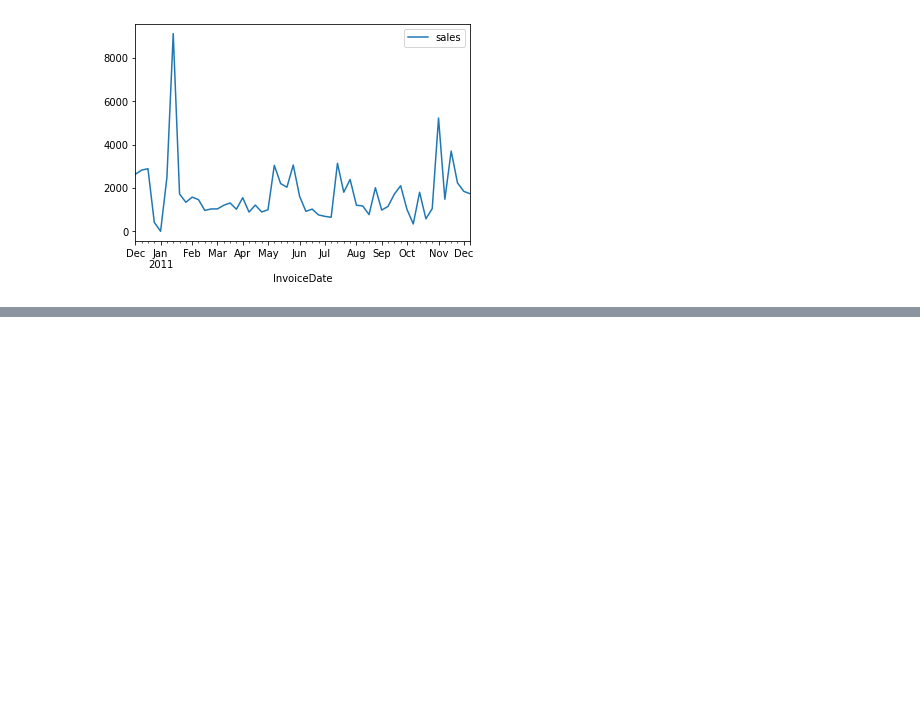
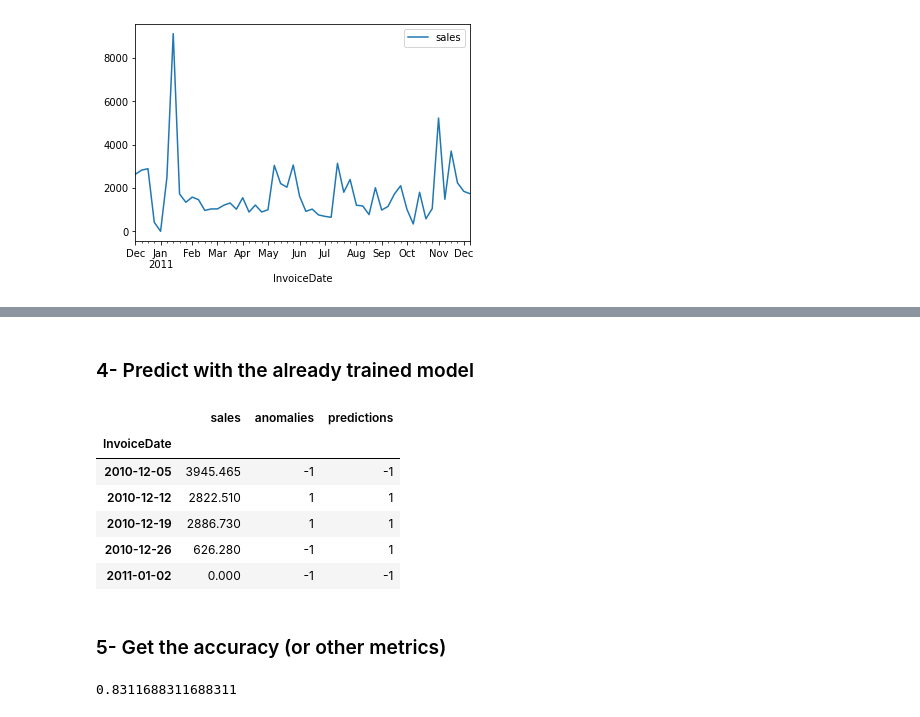
Before and after one commit to mesmalif/MVP, a Jupyter notebook: anomaly_detection/unsupervised_testing/sales_anomalies.ipynb, the cells around one changed output, grey strips where cells are left out. Saved outputs shown, nothing was run; the diff lists cells and outputs as text; code cells hidden in the pictures; blank space fills up the shorter version.

```diff
--- a/anomaly_detection/unsupervised_testing/sales_anomalies.ipynb
+++ b/anomaly_detection/unsupervised_testing/sales_anomalies.ipynb
@@ -24,6 +31,6 @@ df.plot()
 # %%
 df_weekly = df.copy()
-anomaly_detector = IsolationForest(contamination=.1)
+anomaly_detector = IsolationForest(n_estimators=150, contamination=.1)
 df_weekly.loc[:,'anomalies'] = anomaly_detector.fit_predict(df_weekly.values)
 # %%
 plt.plot(df_weekly.sales)
@@ -61,5 +41,0 @@ X.head()
-# %%
-# df_weekly_shifted =
-anomaly_detector = IsolationForest(contamination=.1)
-X.loc[:,'anomalies'] = anomaly_detector.fit_predict(X)
-X.head()
@@ -80,0 +44,4 @@ plt.plot(df_anomaly['t-0'], 'or')
+# %%
+df_weekly.loc[::3, 'sales'] += .5 * df_weekly.loc[::3, 'sales'].copy()
+df_weekly.loc[::3, 'anomalies'] = -1
+df_weekly.head()
@@ -80,0 +56,19 @@ plt.plot(df_anomaly['t-0'], 'or')
+# %% [markdown]
+### 4- Predict with the already trained model
+# %%
+df_weekly.loc[:, 'predictions'] = anomaly_detector.predict(df_weekly[['sales']].values)
+df_weekly.head()
+# %% [output]
+|  | sales | anomalies | predictions |
+| InvoiceDate |  |  |  |
+| 2010-12-05 | 3945.465 | -1 | -1 |
+| 2010-12-12 | 2822.510 | 1 | 1 |
+| 2010-12-19 | 2886.730 | 1 | 1 |
+| 2010-12-26 | 626.280 | -1 | 1 |
+| 2011-01-02 | 0.000 | -1 | -1 |
+# %% [markdown]
+### 5- Get the accuracy (or other metrics)
+# %%
+f1_score(df_weekly['anomalies'], df_weekly['predictions'])
+# %% [output]
+0.8311688311688311
```
Also changed, not shown: parts of 12 cells of this notebook.
